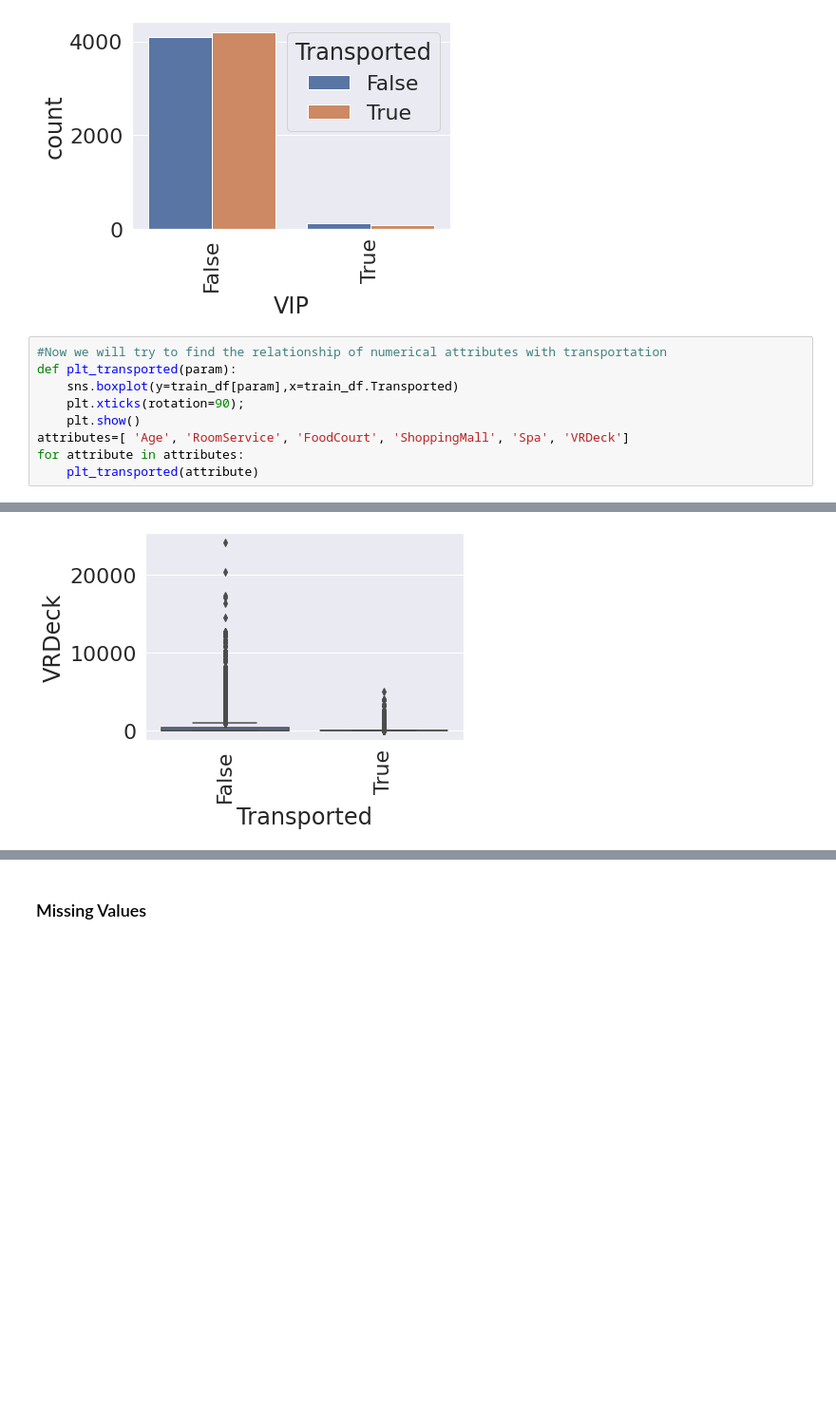
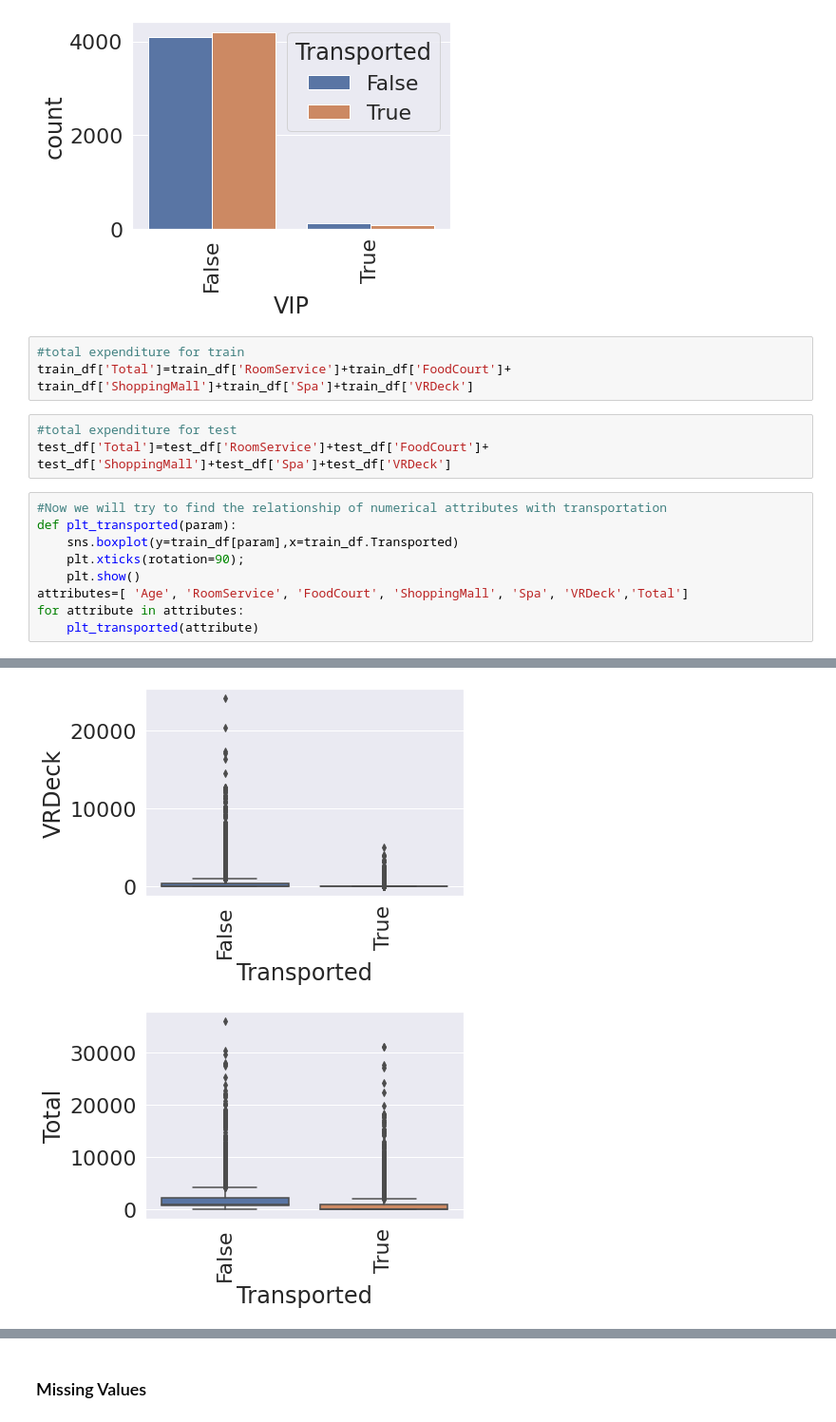
Before and after one commit to prasadposture/Spaceship-Titanic, a Jupyter notebook: Spaceship Titanic.ipynb, the cells around one changed output, grey strips where cells are left out. Shown at 95% size. Drawn from its saved outputs; the diff is of its cells as text; blank space fills up the shorter version.

```diff
--- a/Spaceship Titanic.ipynb
+++ b/Spaceship Titanic.ipynb
@@ -211,19 +211,26 @@ for attribute in attributes:
 [figure]
 [figure]
 [figure]
+# %%
+#total expenditure for train
+train_df['Total']=train_df['RoomService']+train_df['FoodCourt']+ train_df['ShoppingMall']+train_df['Spa']+train_df['VRDeck']
+# %%
+#total expenditure for test
+test_df['Total']=test_df['RoomService']+test_df['FoodCourt']+ test_df['ShoppingMall']+test_df['Spa']+test_df['VRDeck']
 # %%
 #Now we will try to find the relationship of numerical attributes with transportation
 def plt_transported(param):
     sns.boxplot(y=train_df[param],x=train_df.Transported)
     plt.xticks(rotation=90);
     plt.show()
-attributes=[ 'Age', 'RoomService', 'FoodCourt', 'ShoppingMall', 'Spa', 'VRDeck']
+attributes=[ 'Age', 'RoomService', 'FoodCourt', 'ShoppingMall', 'Spa', 'VRDeck','Total']
 for attribute in attributes:
     plt_transported(attribute)
 # %% [output]
 [figure]
 [figure]
 [figure]
 [figure]
 [figure]
 [figure]
+[figure, added]
```
Also changed, not shown: parts of 18 cells of this notebook.
